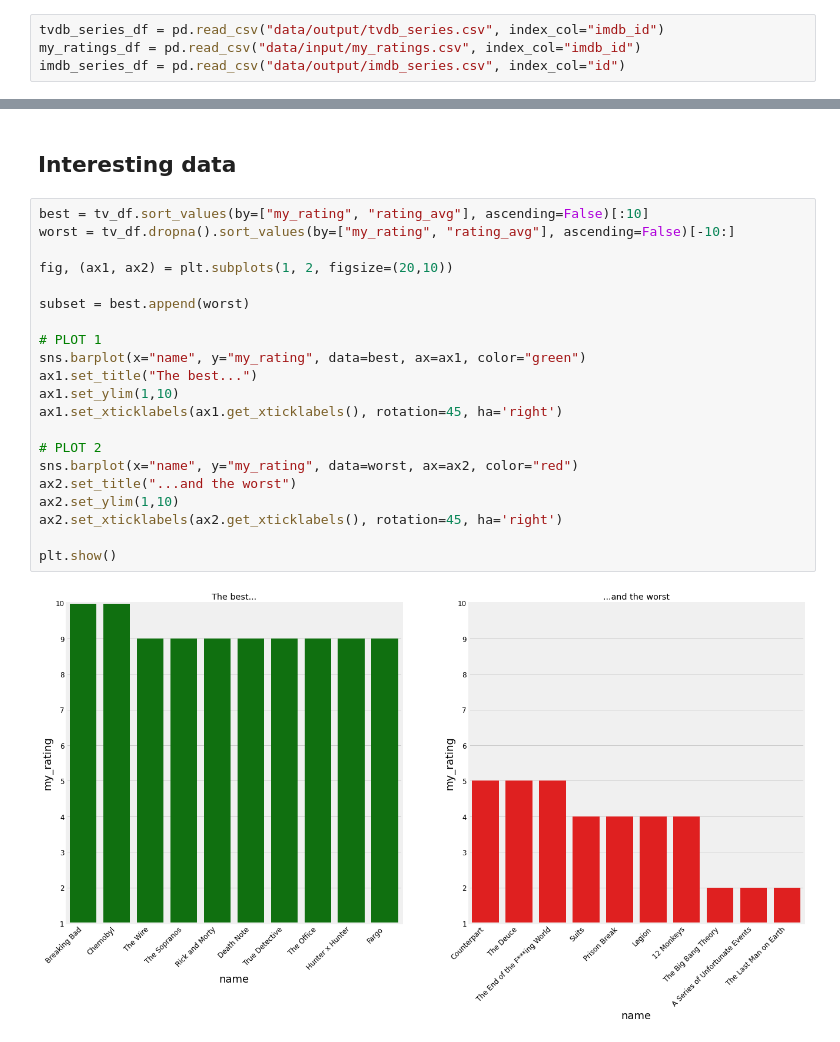
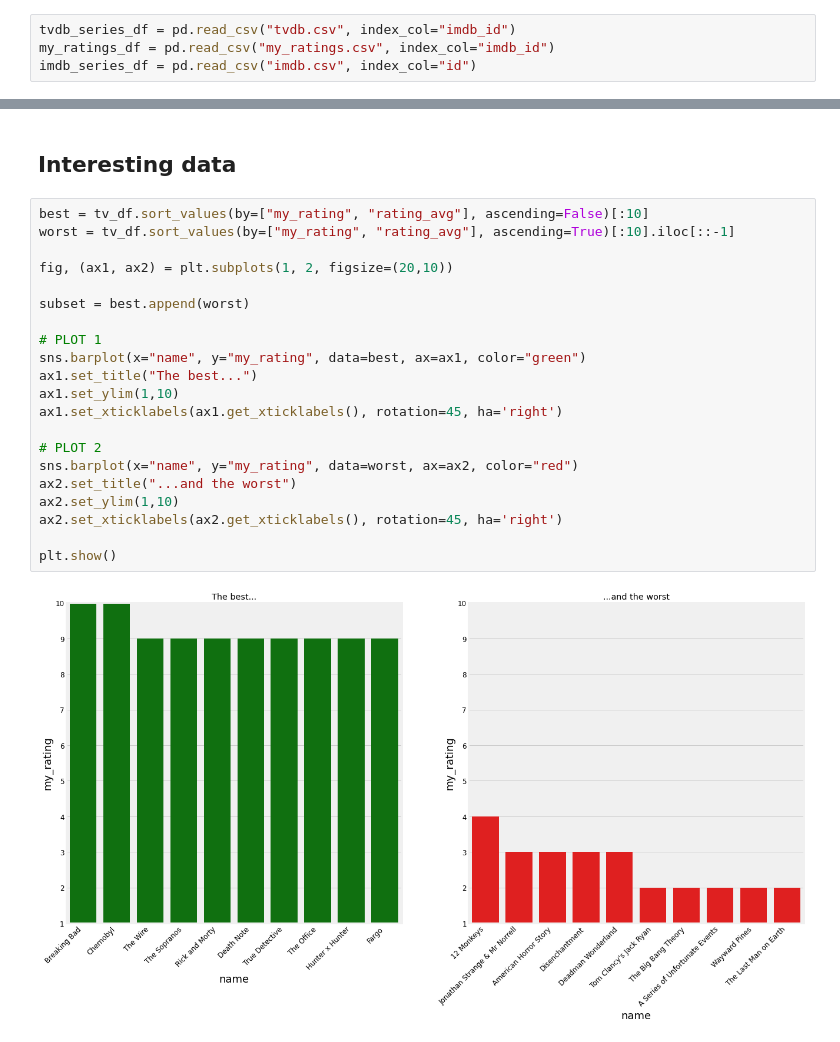
Before and after one commit to arlessweschler/tvtime-dataviz, a Jupyter notebook: analysis.ipynb, the cells around one changed output, grey strips where cells are left out. Saved outputs shown, nothing was run; the diff lists cells and outputs as text.

```diff
--- a/analysis.ipynb
+++ b/analysis.ipynb
@@ -16,9 +16,9 @@ plt.rcParams["ytick.labelsize"] = 12
 
 from sklearn import preprocessing
 # %%
-tvdb_series_df = pd.read_csv("data/output/tvdb_series.csv", index_col="imdb_id")
-my_ratings_df = pd.read_csv("data/input/my_ratings.csv", index_col="imdb_id")
-imdb_series_df = pd.read_csv("data/output/imdb_series.csv", index_col="id")
+tvdb_series_df = pd.read_csv("tvdb.csv", index_col="imdb_id")
+my_ratings_df = pd.read_csv("my_ratings.csv", index_col="imdb_id")
+imdb_series_df = pd.read_csv("imdb.csv", index_col="id")
 # %%
 cols_to_use = tvdb_series_df.columns.difference(imdb_series_df.columns)
 df1 = pd.merge(imdb_series_df, tvdb_series_df[cols_to_use], how="outer", left_index=True, right_index=True)
@@ -164,27 +164,27 @@ There may be a bias here, because I only watch old tv series if they are critica
 ## Interesting data
 # %%
 best = tv_df.sort_values(by=["my_rating", "rating_avg"], ascending=False)[:10]
-worst = tv_df.dropna().sort_values(by=["my_rating", "rating_avg"], ascending=False)[-10:]
+worst = tv_df.sort_values(by=["my_rating", "rating_avg"], ascending=True)[:10].iloc[::-1]
 
 fig, (ax1, ax2) = plt.subplots(1, 2, figsize=(20,10))
 
 subset = best.append(worst)
 
 # PLOT 1
 sns.barplot(x="name", y="my_rating", data=best, ax=ax1, color="green")
 ax1.set_title("The best...")
 ax1.set_ylim(1,10)
 ax1.set_xticklabels(ax1.get_xticklabels(), rotation=45, ha='right')
 
 # PLOT 2
 sns.barplot(x="name", y="my_rating", data=worst, ax=ax2, color="red")
 ax2.set_title("...and the worst")
 ax2.set_ylim(1,10)
 ax2.set_xticklabels(ax2.get_xticklabels(), rotation=45, ha='right')
 
 plt.show()
 # %% [output]
-[figure, old version]
+[figure, new version]
 # %%
 fig, ax = plt.subplots(figsize=(16, 10))
 
```
Also changed, not shown: parts of 8 cells of this notebook.
